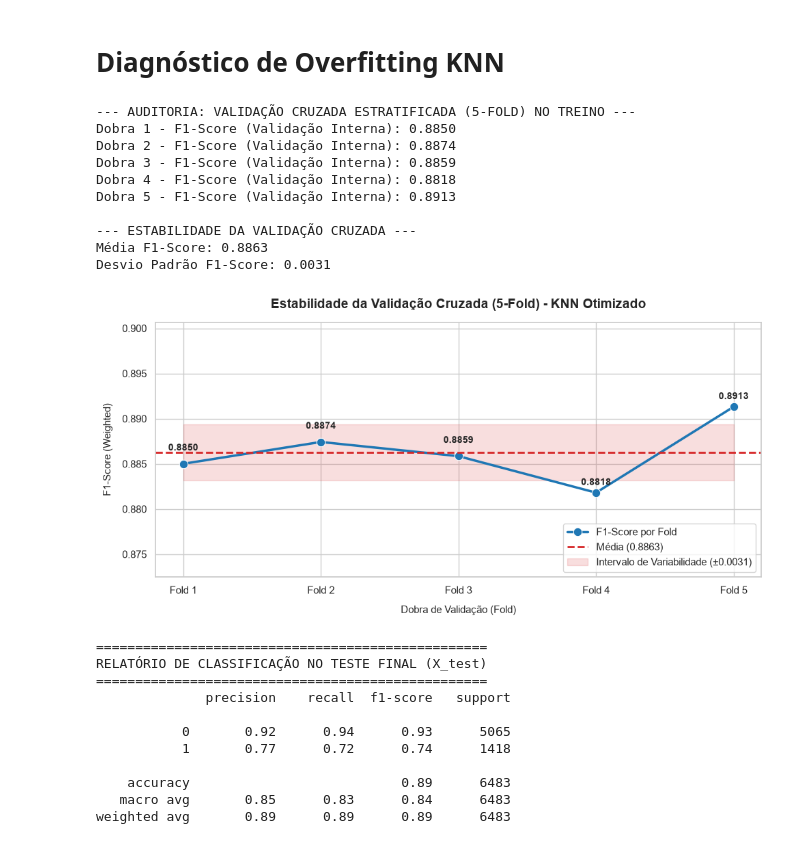
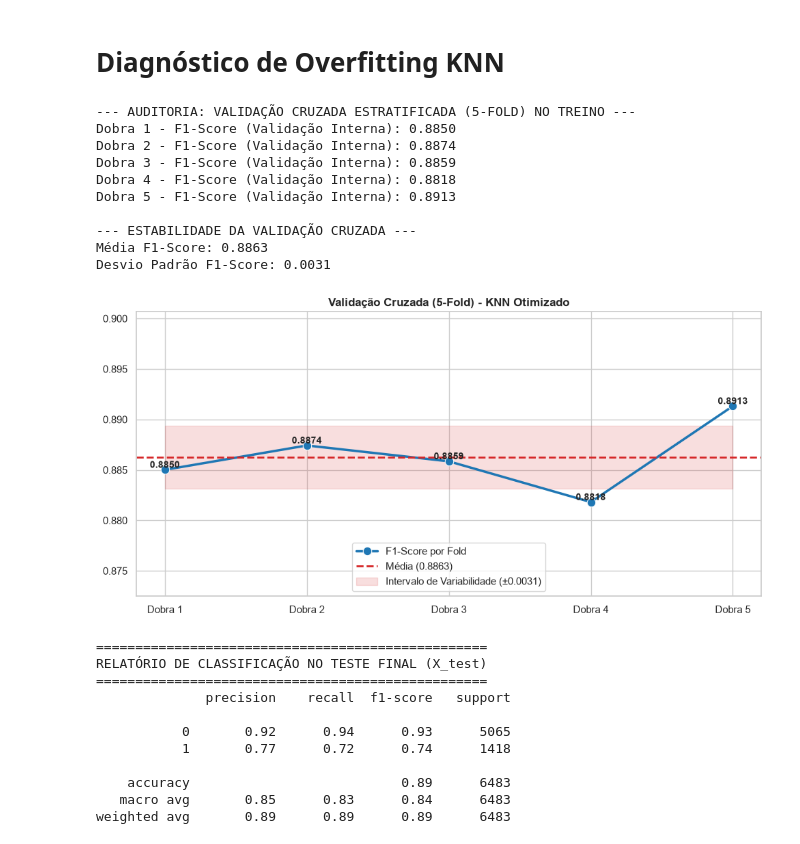
Before and after one commit to niksonlaurentino/SCTECH_Projeto_Avaliativo_M_1, a Jupyter notebook: Main.ipynb, the cells around one changed output. Drawn from its saved outputs; the diff is of its cells as text; code cells hidden in the pictures.

```diff
--- a/Main.ipynb
+++ b/Main.ipynb
@@ -436,14 +426,12 @@ f1_scores_folds = []
 
 print('--- AUDITORIA: VALIDAÇÃO CRUZADA ESTRATIFICADA (5-FOLD) NO TREINO ---')
 
-for fold, (train_idx, val_idx) in enumerate(
-    skf.split(x_train_knn, y_train_knn), 1
-):
-  X_tr, X_val = x_train_knn.iloc[train_idx], x_train_knn.iloc[val_idx]
+for fold, (train_idx, val_idx) in enumerate(skf.split(x_train_knn, y_train_knn), 1):
+  x_tr, x_val = x_train_knn.iloc[train_idx], x_train_knn.iloc[val_idx]
   y_tr, y_val = y_train_knn.iloc[train_idx], y_train_knn.iloc[val_idx]
 
-  pipeline_knn_otimizado.fit(X_tr, y_tr)
-  y_val_pred = pipeline_knn_otimizado.predict(X_val)
+  pipeline_knn_otimizado.fit(x_tr, y_tr)
+  y_val_pred = pipeline_knn_otimizado.predict(x_val)
 
   score_fold = f1_score(y_val, y_val_pred, average='weighted')
   f1_scores_folds.append(score_fold)
@@ -459,93 +447,45 @@ print(f'Desvio Padrão F1-Score: {np.std(f1_scores_folds):.4f}\n')
 
 # ==============================================================================
 # VISUALIZAÇÃO GRÁFICA DA VALIDAÇÃO CRUZADA
 # ==============================================================================
 
 # Configuração estelar e estilo do Seaborn
 sns.set_theme(style='whitegrid')
 plt.figure(figsize=(10, 5))
-folds = [f'Fold {i}' for i in range(1, len(f1_scores_folds) + 1)]
+folds = ['Dobra 1', 'Dobra 2', 'Dobra 3', 'Dobra 4', 'Dobra 5']
 
-# 1. Gráfico de Linha com Pontos de Destaque
-ax = sns.lineplot(
-    x=folds,
-    y=f1_scores_folds,
-    marker='o',
-    markersize=9,
-    color='#1f77b4',
-    linewidth=2.5,
-    label='F1-Score por Fold',
-)
 
-# 2. Linha tracejada indicando a Média
-plt.axhline(
-    y=media_f1,
-    color='#d62728',
-    linestyle='--',
-    linewidth=2,
-    label=f'Média ({media_f1:.4f})',
-)
+ax = sns.lineplot(x=folds, y=f1_scores_folds, marker='o', markersize=9, color='#1f77b4', linewidth=2.5, label='F1-Score por Fold',)
 
-# 3. Intervalo de Desvio Padrão (Média ± 1 Desvio Padrão)
-plt.fill_between(
-    x=range(len(folds)),
-    y1=media_f1 - desvio_f1,
-    y2=media_f1 + desvio_f1,
-    color='#d62728',
-    alpha=0.15,
-    label=f'Intervalo de Variabilidade (±{desvio_f1:.4f})',
-)
+plt.axhline(y=media_f1,color='#d62728',linestyle='--',linewidth=2,label=f'Média ({media_f1:.4f})',)
 
-# 4. Adicionar os Rótulos de Texto com os Valores em Cada Ponto
+plt.fill_between(x=range(len(folds)), y1=media_f1 - desvio_f1, y2=media_f1 + desvio_f1, color="#d62728", alpha=0.15, label= f'Intervalo de Variabilidade (±{desvio_f1:.4f})')
+
+
 for i, score in enumerate(f1_scores_folds):
-  # Se o valor estiver muito perto da média, empurra o texto um pouco mais para cima
-  offset = (
-      desvio_f1 * 0.4
-      if abs(score - media_f1) < (desvio_f1 * 0.5)
-      else desvio_f1 * 0.2
-  )
+  plt.text(x=i, y=score, s=f'{score:.4f}', ha='center', va='bottom', fontsize=10, fontweight='bold')
 
-  plt.text(
-      x=i,
-      y=score + offset,
-      s=f'{score:.4f}',
-      ha='center',
-      va='bottom',
-      fontsize=10,
-      fontweight='bold',
-  )
-
-# Ajustes de limites e títulos
-plt.title(
-    'Estabilidade da Validação Cruzada (5-Fold) - KNN Otimizado',
-    fontsize=14,
-    pad=15,
-    fontweight='bold',
-)
-plt.xlabel('Dobra de Validação (Fold)', fontsize=11, labelpad=10)
-plt.ylabel('F1-Score (Weighted)', fontsize=11, labelpad=10)
+plt.title('Validação Cruzada (5-Fold) - KNN Otimizado', fontweight='bold')
 
 # Ajuste fino do eixo Y para destacar pequenas variações
-plt.ylim(
-    min(f1_scores_folds) - (desvio_f1 * 3 if desvio_f1 != 0 else 0.01),
-    max(f1_scores_folds) + (desvio_f1 * 3 if desvio_f1 != 0 else 0.01),
-)
+margem = desvio_f1 * 3 if desvio_f1 > 0 else 0.01
+plt.ylim(min(f1_scores_folds) - margem, max(f1_scores_folds) + margem)
 
-plt.legend(loc='lower right', frameon=True)
+plt.legend(loc='lower center', frameon=True)
 plt.tight_layout()
 plt.show()
 # %% [output]
 --- AUDITORIA: VALIDAÇÃO CRUZADA ESTRATIFICADA (5-FOLD) NO TREINO ---
 Dobra 1 - F1-Score (Validação Interna): 0.8850
 Dobra 2 - F1-Score (Validação Interna): 0.8874
 Dobra 3 - F1-Score (Validação Interna): 0.8859
 Dobra 4 - F1-Score (Validação Interna): 0.8818
 Dobra 5 - F1-Score (Validação Interna): 0.8913
 
 --- ESTABILIDADE DA VALIDAÇÃO CRUZADA ---
 Média F1-Score: 0.8863
 Desvio Padrão F1-Score: 0.0031
-[figure, old version]
+[figure, new version]
 # %%
 # ==============================================================================
 # 7. AVALIAÇÃO FINAL NO CONJUNTO DE TESTE INTOCADO (X_test) KNN
```
Also changed, not shown: parts of 2 cells of this notebook.
